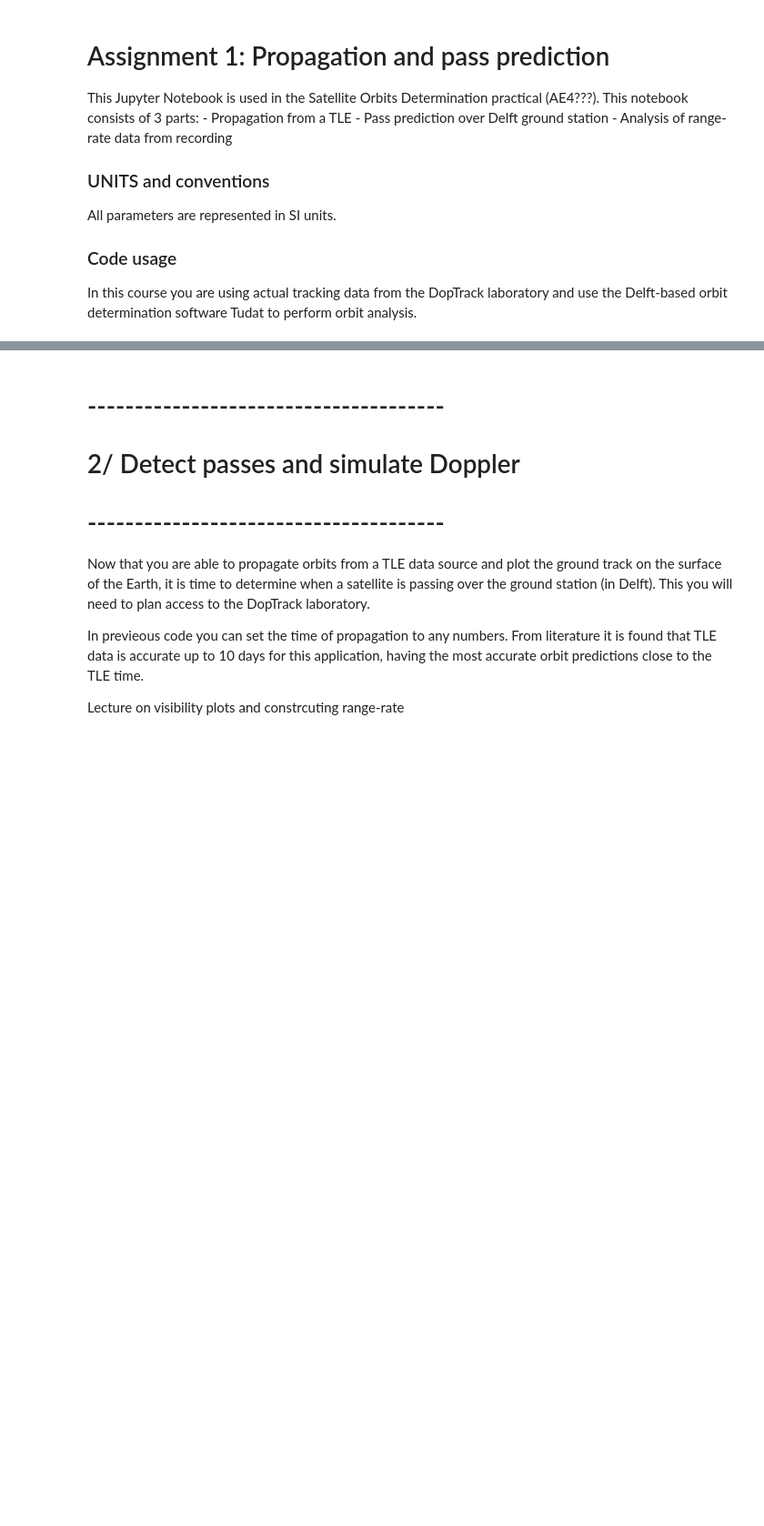
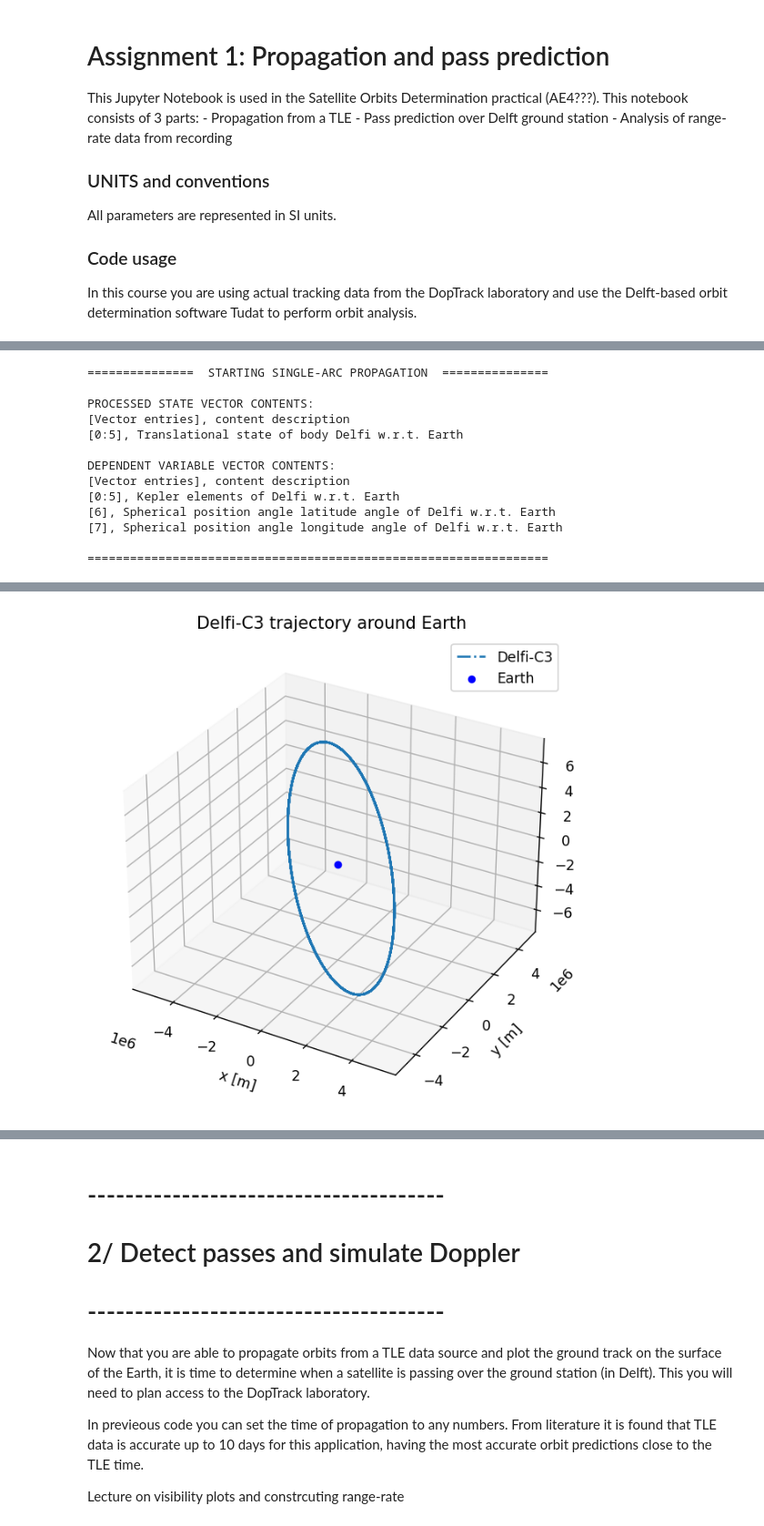
Before and after one commit to DopTrack/estimate, a Jupyter notebook: Assignment1.ipynb, the cells around one changed output, grey strips where cells are left out. Shown at 91% size. Saved outputs shown, nothing was run; the diff lists cells and outputs as text; code cells hidden in the pictures; blank space fills up the shorter version.

```diff
--- a/Assignment1.ipynb
+++ b/Assignment1.ipynb
@@ -82,8 +98,8 @@ acceleration_models = dict(
         'point_mass_gravity': True
     },
     Earth={
-        'point_mass_gravity': False,
-        'spherical_harmonic_gravity': True,
+        'point_mass_gravity': True,
+        'spherical_harmonic_gravity': False,
         'drag': True
     },
     Jupiter={
@@ -117,3 +133,17 @@ ax.set_xlabel('x [m]')
 ax.set_ylabel('y [m]')
 ax.set_zlabel('z [m]')
 plt.show()
+# %% [output]
+===============  STARTING SINGLE-ARC PROPAGATION  ===============
+
+PROCESSED STATE VECTOR CONTENTS:
+[Vector entries], content description
+[0:5], Translational state of body Delfi w.r.t. Earth
+
+DEPENDENT VARIABLE VECTOR CONTENTS:
+[Vector entries], content description
+[0:5], Kepler elements of Delfi w.r.t. Earth
+[6], Spherical position angle latitude angle of Delfi w.r.t. Earth
+[7], Spherical position angle longitude angle of Delfi w.r.t. Earth
+
+=================================================================
@@ -120,3 +151,4 @@ plt.show()
+[figure, added]
 # %%
 # Plot Keplerian coordinates and altitude of the propagated orbit
 fig = plt.figure(figsize=(20,10), dpi=125)
```
Also changed, not shown: parts of 11 cells of this notebook.
